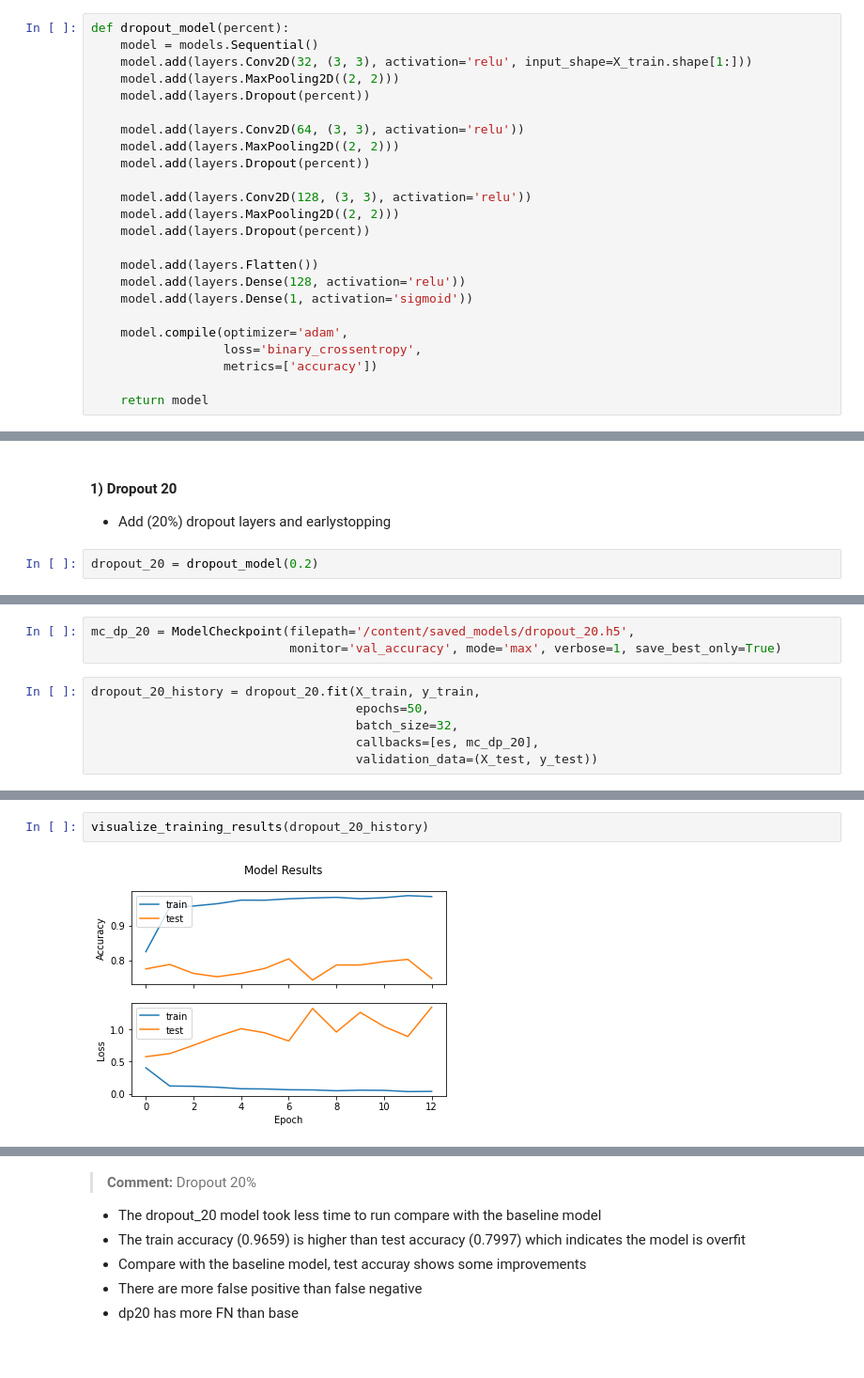
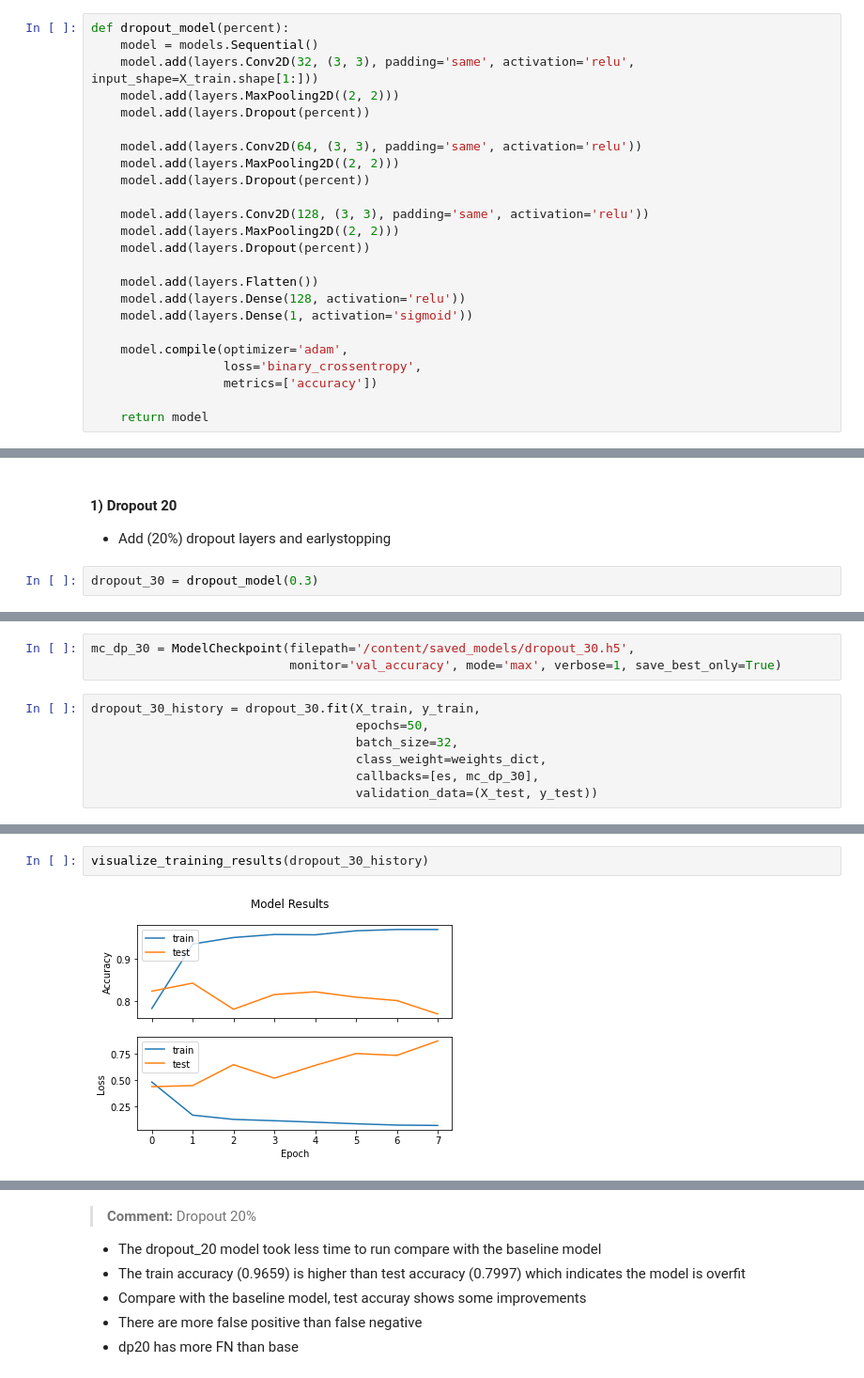
Before and after one commit to jingyunw/CNN_Image_Classification, a Jupyter notebook: Google_Colab_Pneumonia_Detection_Deep_Learning.ipynb, the cells around one changed output, grey strips where cells are left out. Shown at 94% size. Cells and saved outputs as stored; diff of their text form.

Commit message:
add clas weight

```diff
--- a/Google_Colab_Pneumonia_Detection_Deep_Learning.ipynb
+++ b/Google_Colab_Pneumonia_Detection_Deep_Learning.ipynb
@@ -364,15 +554,15 @@ es = EarlyStopping(monitor='val_accuracy', mode='max', verbose=1, patience=6)
 # %%
 def dropout_model(percent):
     model = models.Sequential()
-    model.add(layers.Conv2D(32, (3, 3), activation='relu', input_shape=X_train.shape[1:]))
+    model.add(layers.Conv2D(32, (3, 3), padding='same', activation='relu', input_shape=X_train.shape[1:]))
     model.add(layers.MaxPooling2D((2, 2)))
     model.add(layers.Dropout(percent))
 
-    model.add(layers.Conv2D(64, (3, 3), activation='relu'))
+    model.add(layers.Conv2D(64, (3, 3), padding='same', activation='relu'))
     model.add(layers.MaxPooling2D((2, 2)))
     model.add(layers.Dropout(percent))
 
-    model.add(layers.Conv2D(128, (3, 3), activation='relu'))
+    model.add(layers.Conv2D(128, (3, 3), padding='same', activation='relu'))
     model.add(layers.MaxPooling2D((2, 2)))
     model.add(layers.Dropout(percent))
 
@@ -428,4 +627,4 @@ DP_grid_history.best_params_
 #### 1) Dropout 20
 - Add (20%) dropout layers and earlystopping
 # %%
-dropout_20 = dropout_model(0.2)
+dropout_30 = dropout_model(0.3)
@@ -453,11 +631,12 @@ dropout_20 = dropout_model(0.2)
 # %%
-mc_dp_20 = ModelCheckpoint(filepath='/content/saved_models/dropout_20.h5',
+mc_dp_30 = ModelCheckpoint(filepath='/content/saved_models/dropout_30.h5',
                            monitor='val_accuracy', mode='max', verbose=1, save_best_only=True)
 # %%
-dropout_20_history = dropout_20.fit(X_train, y_train,
+dropout_30_history = dropout_30.fit(X_train, y_train,
                                     epochs=50,
                                     batch_size=32,
-                                    callbacks=[es, mc_dp_20],
+                                    class_weight=weights_dict,
+                                    callbacks=[es, mc_dp_30],
                                     validation_data=(X_test, y_test))
 # %% [output]
 Epoch 1/50
@@ -480,5 +659,5 @@ Epoch 00013: early stopping
 # %%
-visualize_training_results(dropout_20_history)
+visualize_training_results(dropout_30_history)
 # %% [output]
-[figure, old version]
+[figure, new version]
 # %%
```
Also changed, not shown: parts of 79 cells of this notebook.
